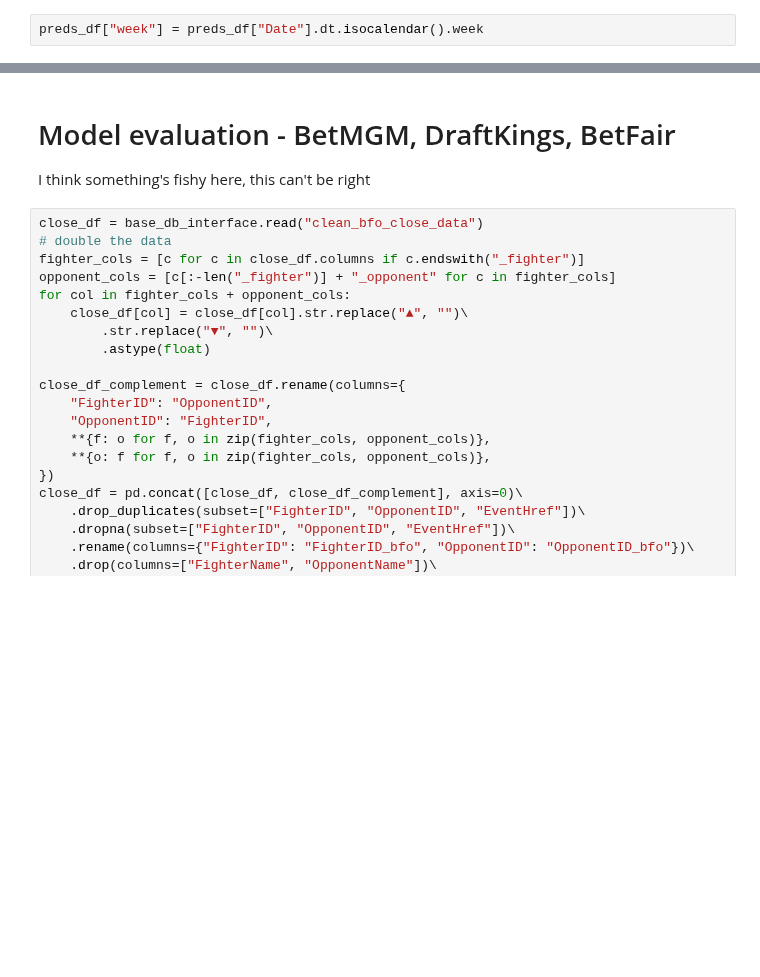
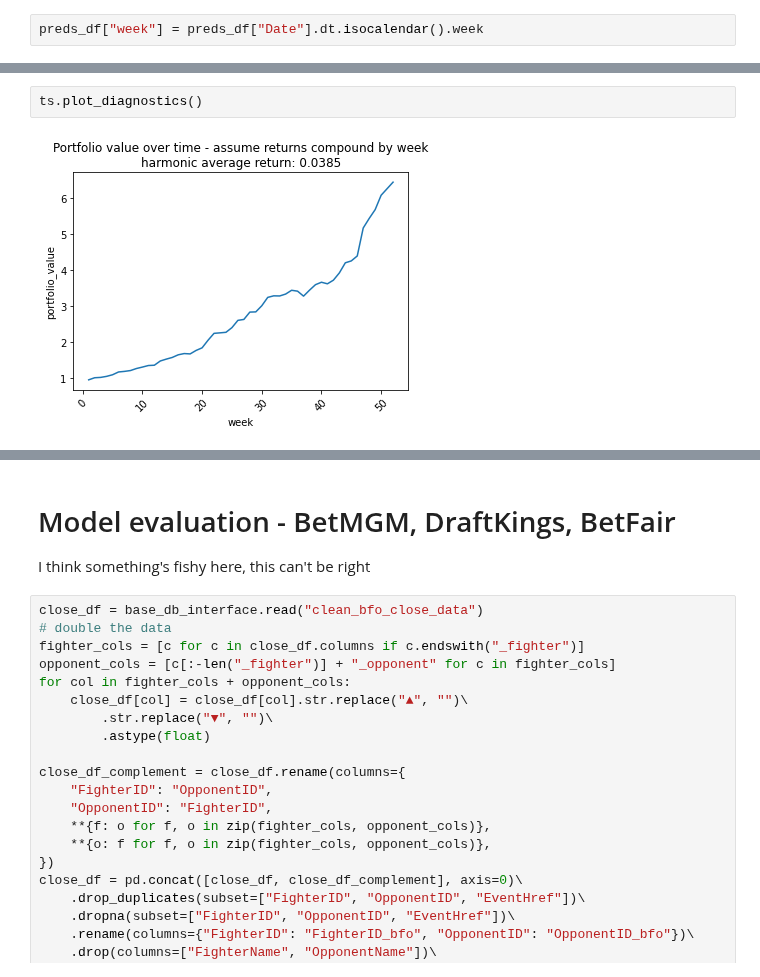
Before and after one commit to John-Curcio/sports, a Jupyter notebook: EXPERIMENTS/2023-04-10_base_template.ipynb, the cells around one changed output, grey strips where cells are left out. Drawn from its saved outputs; the diff is of its cells as text; blank space fills up the shorter version.

```diff
--- a/EXPERIMENTS/2023-04-10_base_template.ipynb
+++ b/EXPERIMENTS/2023-04-10_base_template.ipynb
@@ -770,0 +770,4 @@ non-ufc winnings
+# %%
+ts.plot_diagnostics()
+# %% [output]
+[figure, added]
```
Also changed, not shown: parts of 12 cells of this notebook, 1 other file.
